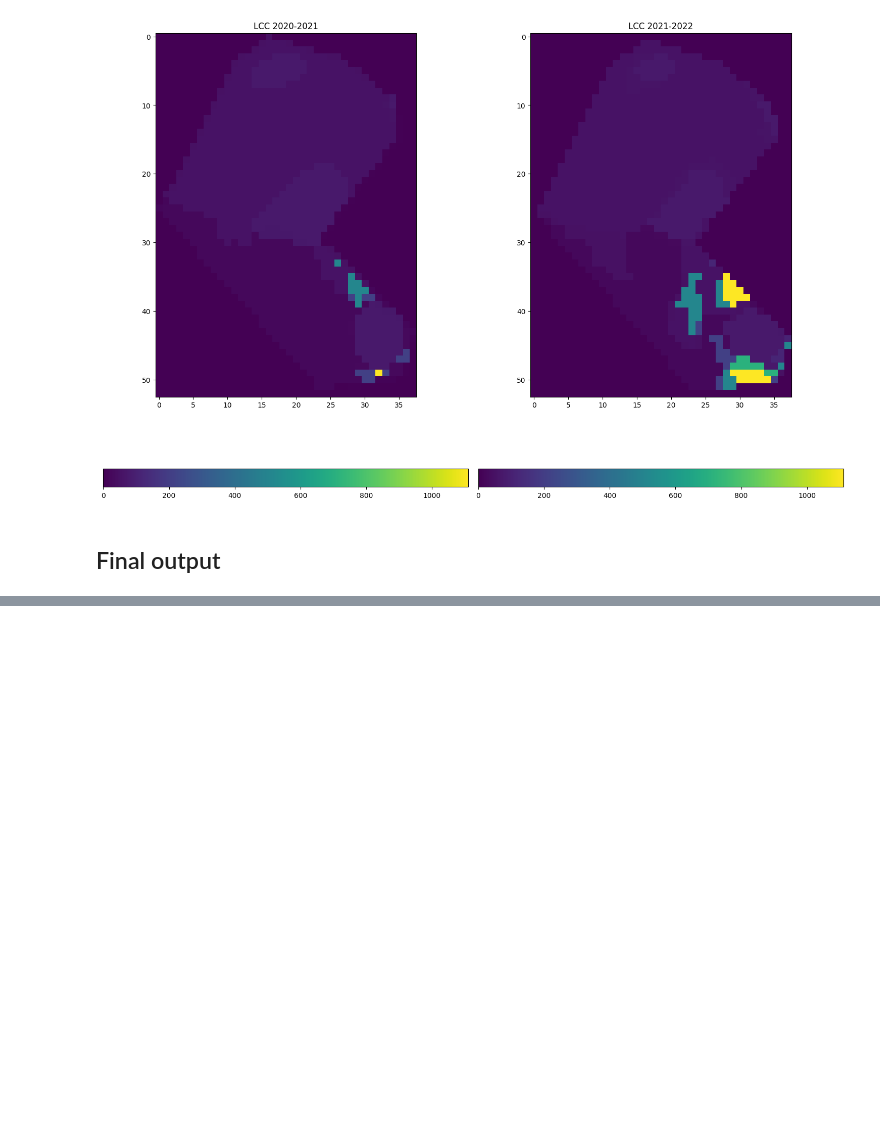
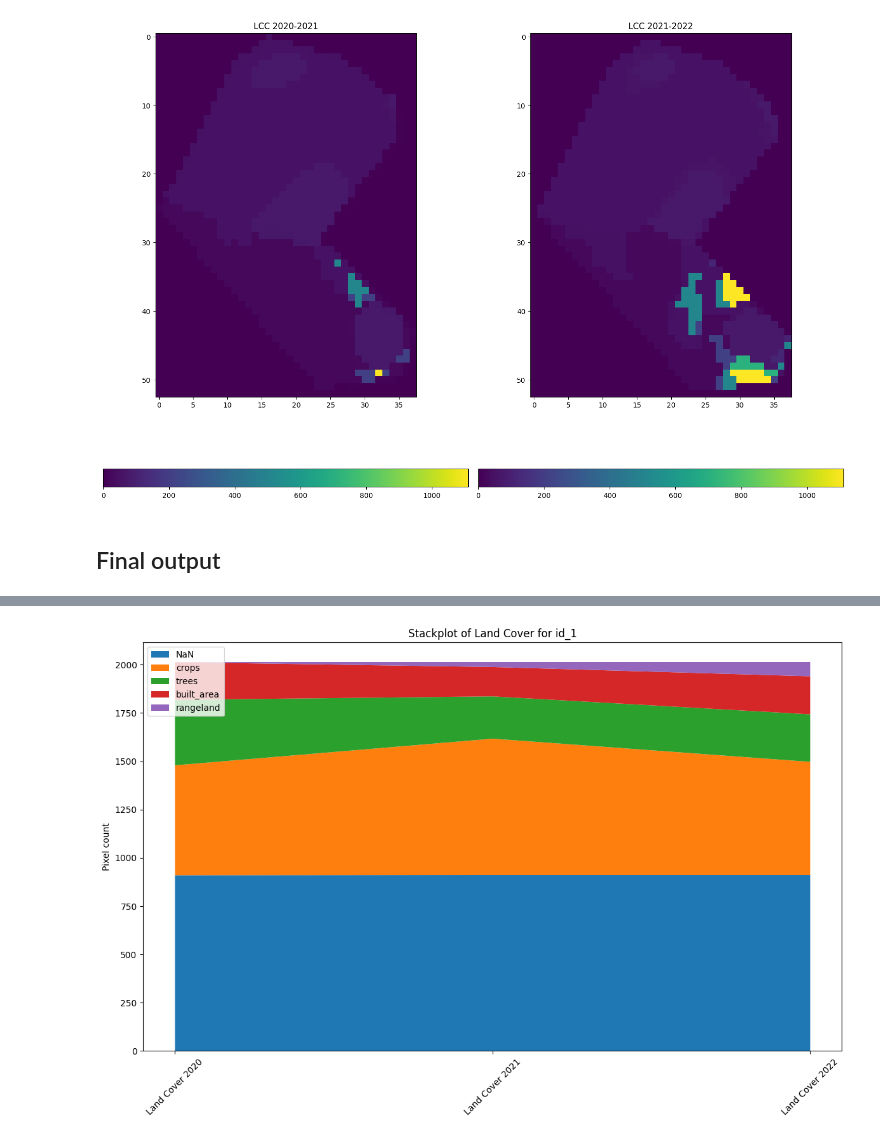
Before and after one commit to chrischank/Land-Cover-Change, a Jupyter notebook: notebooks/Part1_LCC.ipynb, the cells around one changed output, grey strips where cells are left out. Cells and saved outputs as stored; diff of their text form; code cells hidden in the pictures; blank space fills up the shorter version.

Commit message:
feat(v0.1.2): Json map and stackplot
Dict was slightly changed for json loading, stackplot was successful, now moving onto Part2

```diff
--- a/notebooks/Part1_LCC.ipynb
+++ b/notebooks/Part1_LCC.ipynb
@@ -256,0 +317,21 @@ Name: count, dtype: int64
+# %%
+stack_data = {}
+for cover_class in result_df['cover_class'].unique():
+    # Extract values for each cover_class and ensure NaNs are replaced with 0
+    class_data = result_df[result_df['cover_class'] == cover_class][cols_to_plot].fillna(0).sum(axis=0)
+    stack_data[cover_class] = class_data.values
+
+# Prepare x-axis labels
+x_labels = cols_to_plot
+
+# Create the stackplot
+plt.figure(figsize=(12, 8))
+plt.stackplot(x_labels, *stack_data.values(), labels=stack_data.keys())
+plt.legend(loc='upper left')
+plt.title('Stackplot of Land Cover for id_1')
+plt.ylabel('Pixel count')
+plt.xticks(rotation=45)
+plt.tight_layout()
+plt.show()
+# %% [output]
+[figure, added]
```
Also changed, not shown: parts of 6 cells of this notebook.
